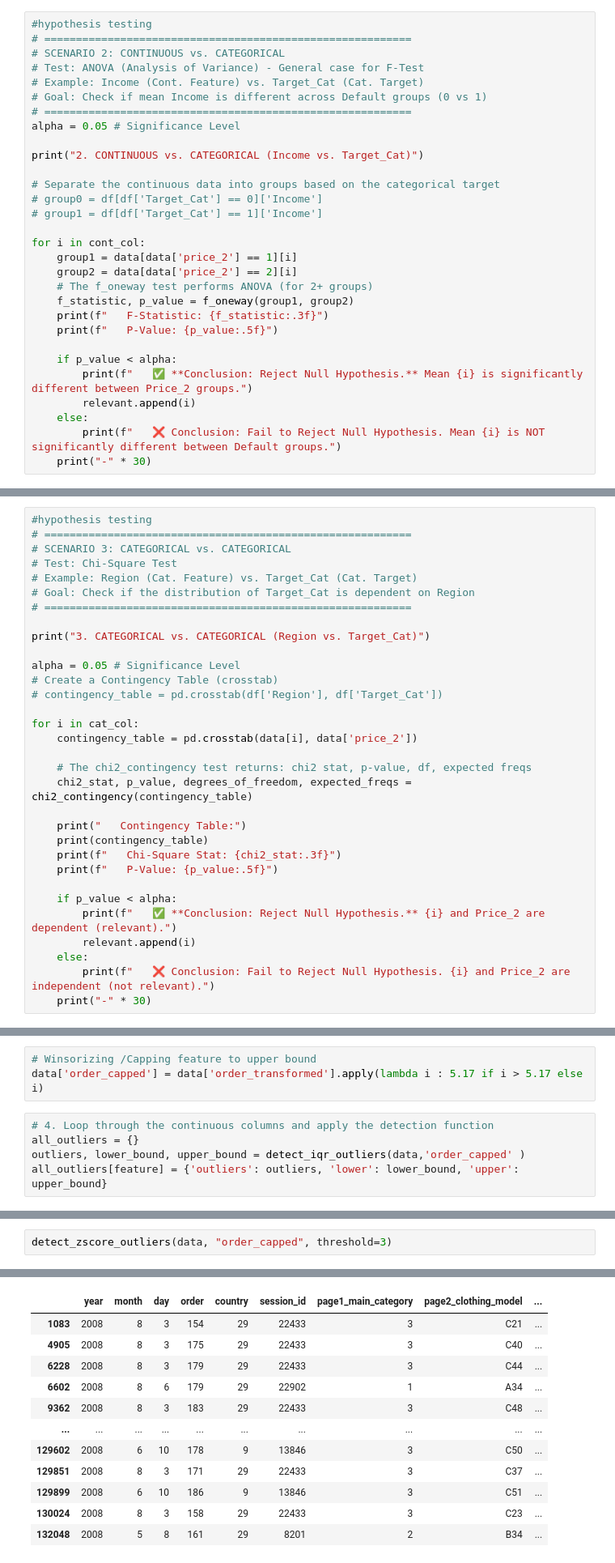
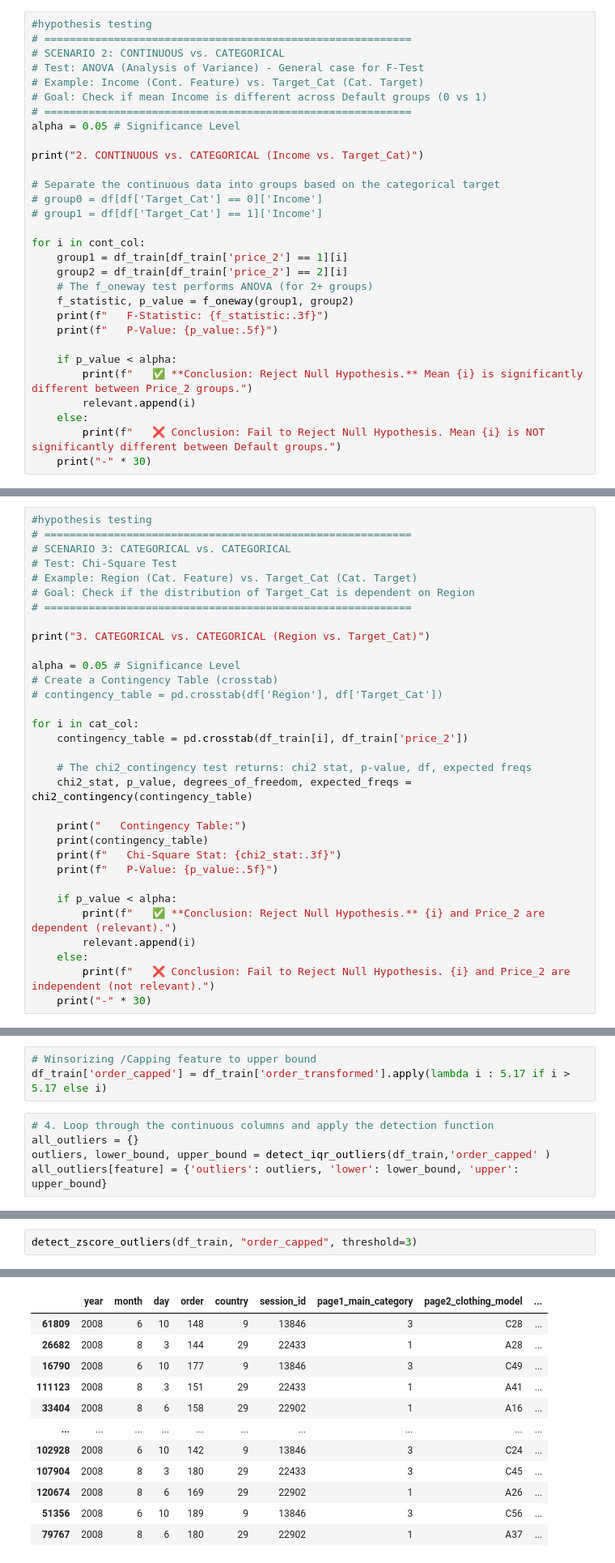
Before and after one commit to Aravind-M2/E-Commerce-Customer-conversion, a Jupyter notebook: classification demo.ipynb, the cells around one changed output, grey strips where cells are left out. Shown at 81% size. Cells and saved outputs as stored; diff of their text form.

Commit message:
train and test data split prep

```diff
--- a/classification demo.ipynb
+++ b/classification demo.ipynb
@@ -102,8 +173,8 @@ print("2. CONTINUOUS vs. CATEGORICAL (Income vs. Target_Cat)")
 # group1 = df[df['Target_Cat'] == 1]['Income']
 
 for i in cont_col:
-    group1 = data[data['price_2'] == 1][i]
-    group2 = data[data['price_2'] == 2][i]
+    group1 = df_train[df_train['price_2'] == 1][i]
+    group2 = df_train[df_train['price_2'] == 2][i]
     # The f_oneway test performs ANOVA (for 2+ groups)
     f_statistic, p_value = f_oneway(group1, group2)
     print(f"   F-Statistic: {f_statistic:.3f}")
@@ -131,7 +220,7 @@ alpha = 0.05 # Significance Level
 # contingency_table = pd.crosstab(df['Region'], df['Target_Cat'])
 
 for i in cat_col:
-    contingency_table = pd.crosstab(data[i], data['price_2'])
+    contingency_table = pd.crosstab(df_train[i], df_train['price_2'])
 
     # The chi2_contingency test returns: chi2 stat, p-value, df, expected freqs
     chi2_stat, p_value, degrees_of_freedom, expected_freqs = chi2_contingency(contingency_table)
@@ -271,11 +378,11 @@ plt.show() # Note: This line is removed for notebook execution.
 [figure]
 # %%
 # Winsorizing /Capping feature to upper bound
-data['order_capped'] = data['order_transformed'].apply(lambda i : 5.17 if i > 5.17 else i)
+df_train['order_capped'] = df_train['order_transformed'].apply(lambda i : 5.17 if i > 5.17 else i)
 # %%
 # 4. Loop through the continuous columns and apply the detection function
 all_outliers = {}
-outliers, lower_bound, upper_bound = detect_iqr_outliers(data,'order_capped' )
+outliers, lower_bound, upper_bound = detect_iqr_outliers(df_train,'order_capped' )
 all_outliers[feature] = {'outliers': outliers, 'lower': lower_bound, 'upper': upper_bound}
 # %% [output]
 --- Outlier Analysis for 'order_capped' ---
@@ -350,4 +457,4 @@ Outlier Values and Z-Scores:
 # %%
-detect_zscore_outliers(data, "order_capped", threshold=3)
+detect_zscore_outliers(df_train, "order_capped", threshold=3)
 # %% [output]
 --- Z-Score Outlier Analysis for 'order_capped' (Threshold: |Z| > 3) ---
@@ -370,12 +477,12 @@ Outlier Values and Z-Scores:
 |  | year | month | day | order | country | session_id | page1_main_category | page2_clothing_model | ... |
-| 1083 | 2008 | 8 | 3 | 154 | 29 | 22433 | 3 | C21 | ... |
-| 4905 | 2008 | 8 | 3 | 175 | 29 | 22433 | 3 | C40 | ... |
-| 6228 | 2008 | 8 | 3 | 179 | 29 | 22433 | 3 | C44 | ... |
-| 6602 | 2008 | 8 | 6 | 179 | 29 | 22902 | 1 | A34 | ... |
-| 9362 | 2008 | 8 | 3 | 183 | 29 | 22433 | 3 | C48 | ... |
+| 61809 | 2008 | 6 | 10 | 148 | 9 | 13846 | 3 | C28 | ... |
+| 26682 | 2008 | 8 | 3 | 144 | 29 | 22433 | 1 | A28 | ... |
+| 16790 | 2008 | 6 | 10 | 177 | 9 | 13846 | 3 | C49 | ... |
+| 111123 | 2008 | 8 | 3 | 151 | 29 | 22433 | 1 | A41 | ... |
+| 33404 | 2008 | 8 | 6 | 158 | 29 | 22902 | 1 | A16 | ... |
 | ... | ... | ... | ... | ... | ... | ... | ... | ... | ... |
-| 129602 | 2008 | 6 | 10 | 178 | 9 | 13846 | 3 | C50 | ... |
-| 129851 | 2008 | 8 | 3 | 171 | 29 | 22433 | 3 | C37 | ... |
-| 129899 | 2008 | 6 | 10 | 186 | 9 | 13846 | 3 | C51 | ... |
-| 130024 | 2008 | 8 | 3 | 158 | 29 | 22433 | 3 | C23 | ... |
-| 132048 | 2008 | 5 | 8 | 161 | 29 | 8201 | 2 | B34 | ... |
+| 102928 | 2008 | 6 | 10 | 142 | 9 | 13846 | 3 | C24 | ... |
+| 107904 | 2008 | 8 | 3 | 180 | 29 | 22433 | 3 | C45 | ... |
+| 120674 | 2008 | 8 | 6 | 169 | 29 | 22902 | 1 | A26 | ... |
+| 51356 | 2008 | 6 | 10 | 189 | 9 | 13846 | 3 | C56 | ... |
+| 79767 | 2008 | 8 | 6 | 180 | 29 | 22902 | 1 | A37 | ... |
```
Also changed, not shown: parts of 26 cells of this notebook, 1 other file.
